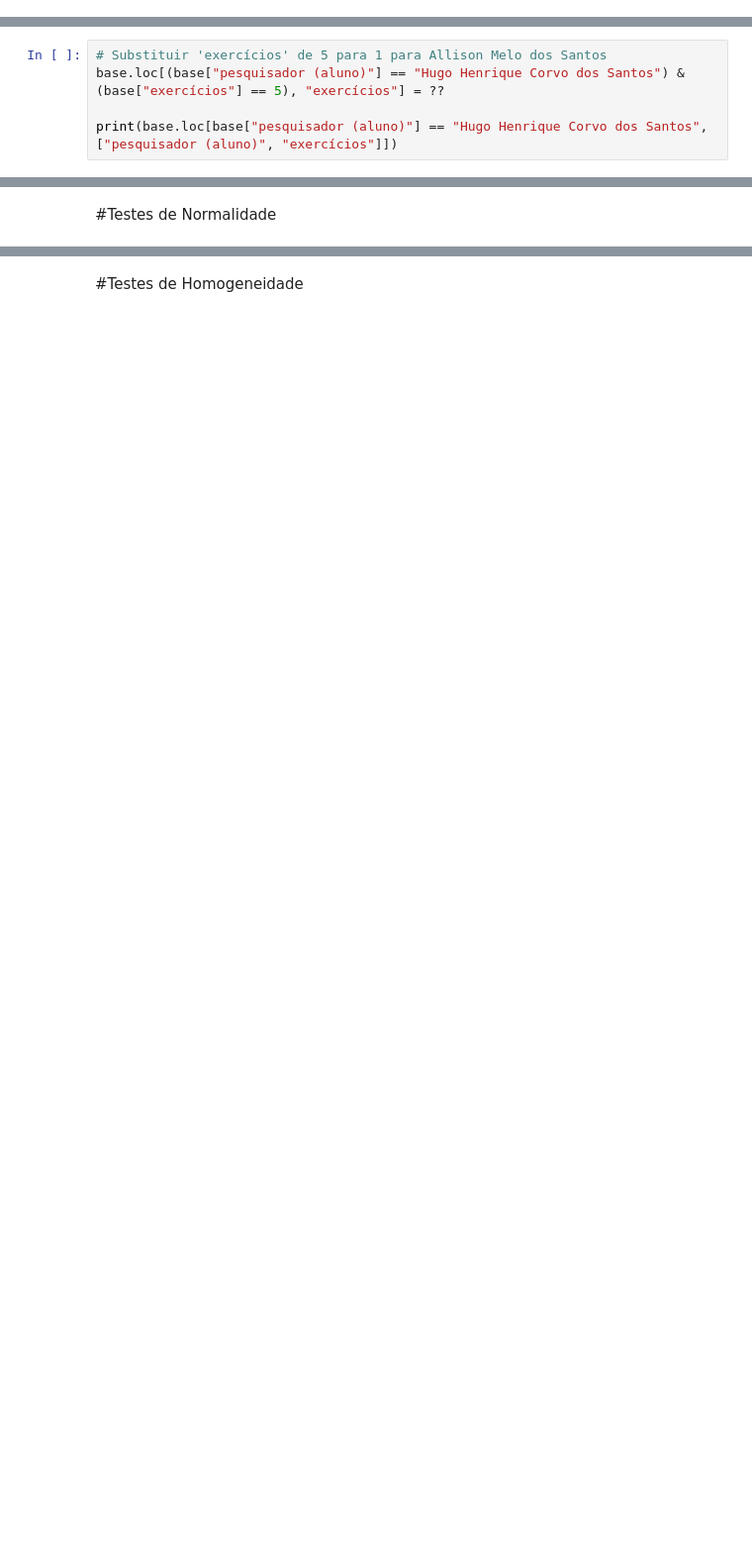
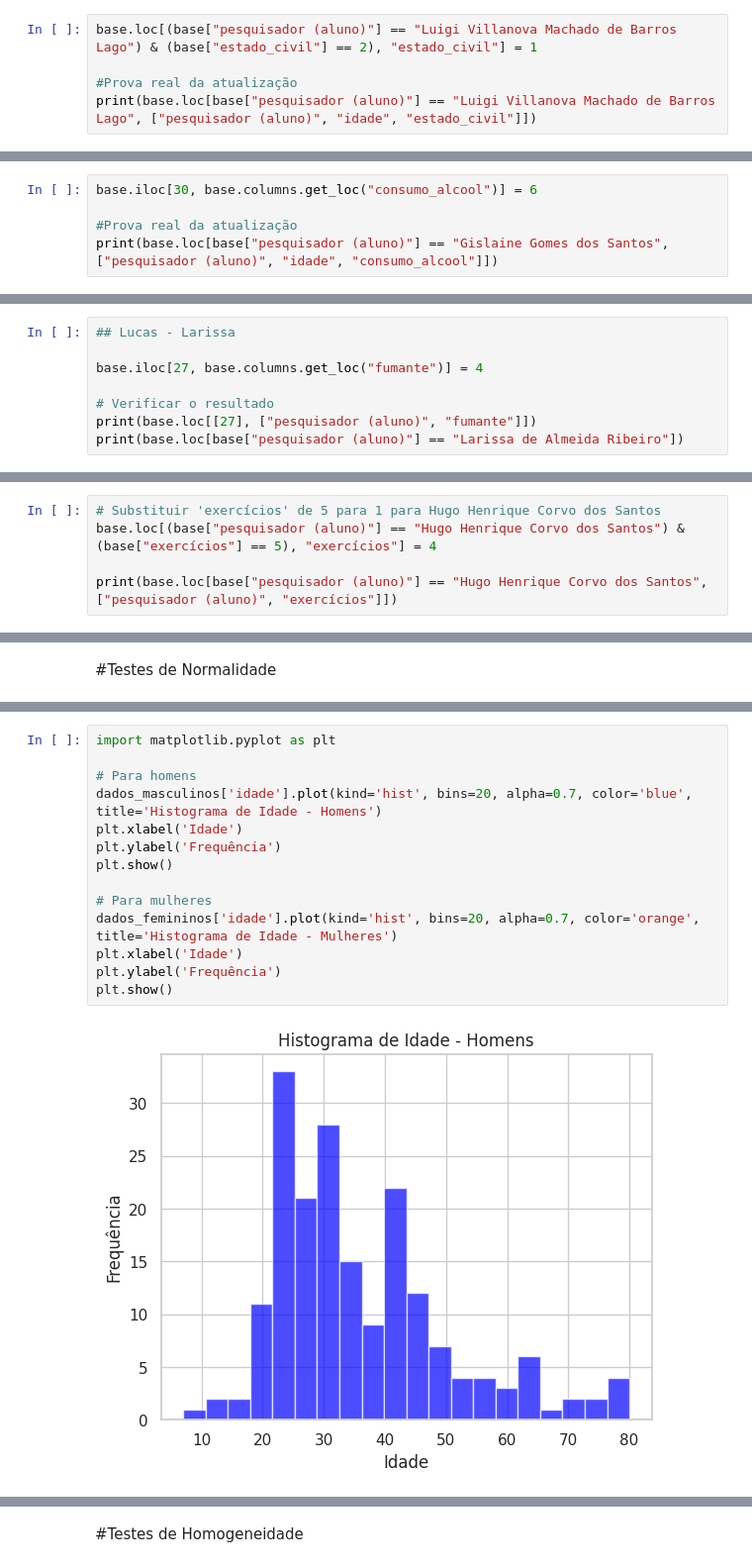
Before and after one commit to lalmeidaribeiro/MBA-AppliedStatistics-DataAnalysis, a Jupyter notebook: the_powerpuff_girls.ipynb, the cells around one changed output, grey strips where cells are left out. Shown at 99% size. Drawn from its saved outputs; the diff is of its cells as text; blank space fills up the shorter version.

```diff
--- a/the_powerpuff_girls.ipynb
+++ b/the_powerpuff_girls.ipynb
@@ -824,0 +852,5 @@ print(filtrados_menor_idade)
+# %%
+base.loc[(base["pesquisador (aluno)"] == "Luigi Villanova Machado de Barros Lago") & (base["estado_civil"] == 2), "estado_civil"] = 1
+
+#Prova real da atualização
+print(base.loc[base["pesquisador (aluno)"] == "Luigi Villanova Machado de Barros Lago", ["pesquisador (aluno)", "idade", "estado_civil"]])
@@ -887,0 +950,5 @@ print(resultado_alcool)
+# %%
+base.iloc[30, base.columns.get_loc("consumo_alcool")] = 6
+
+#Prova real da atualização
+print(base.loc[base["pesquisador (aluno)"] == "Gislaine Gomes dos Santos", ["pesquisador (aluno)", "idade", "consumo_alcool"]])
@@ -963,0 +1068,8 @@ print(resultado_fumante)
+# %%
+## Lucas - Larissa
+
+base.iloc[27, base.columns.get_loc("fumante")] = 4
+
+# Verificar o resultado
+print(base.loc[[27], ["pesquisador (aluno)", "fumante"]])
+print(base.loc[base["pesquisador (aluno)"] == "Larissa de Almeida Ribeiro"])
@@ -1046,7 +1176,7 @@ print(base.loc[base["pesquisador (aluno)"] == "Hugo Henrique Corvo dos Santos",
 193  Hugo Henrique Corvo dos Santos         4.0
 194  Hugo Henrique Corvo dos Santos         5.0
 # %%
-# Substituir 'exercícios' de 5 para 1 para Allison Melo dos Santos
-base.loc[(base["pesquisador (aluno)"] == "Hugo Henrique Corvo dos Santos") & (base["exercícios"] == 5), "exercícios"] = ??
+# Substituir 'exercícios' de 5 para 1 para Hugo Henrique Corvo dos Santos
+base.loc[(base["pesquisador (aluno)"] == "Hugo Henrique Corvo dos Santos") & (base["exercícios"] == 5), "exercícios"] = 4
 
 print(base.loc[base["pesquisador (aluno)"] == "Hugo Henrique Corvo dos Santos", ["pesquisador (aluno)", "exercícios"]])
@@ -1072,0 +1278,16 @@ files.download('/content/base_tratada.csv')
+# %%
+import matplotlib.pyplot as plt
+
+# Para homens
+dados_masculinos['idade'].plot(kind='hist', bins=20, alpha=0.7, color='blue', title='Histograma de Idade - Homens')
+plt.xlabel('Idade')
+plt.ylabel('Frequência')
+plt.show()
+
+# Para mulheres
+dados_femininos['idade'].plot(kind='hist', bins=20, alpha=0.7, color='orange', title='Histograma de Idade - Mulheres')
+plt.xlabel('Idade')
+plt.ylabel('Frequência')
+plt.show()
+# %% [output]
+[figure, added]
```
Also changed, not shown: parts of 69 cells of this notebook.
